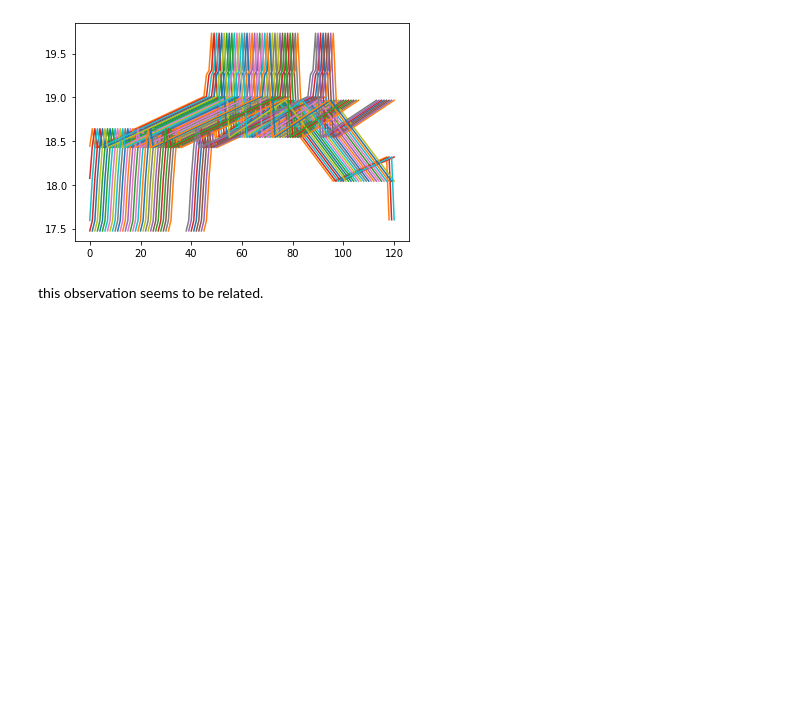
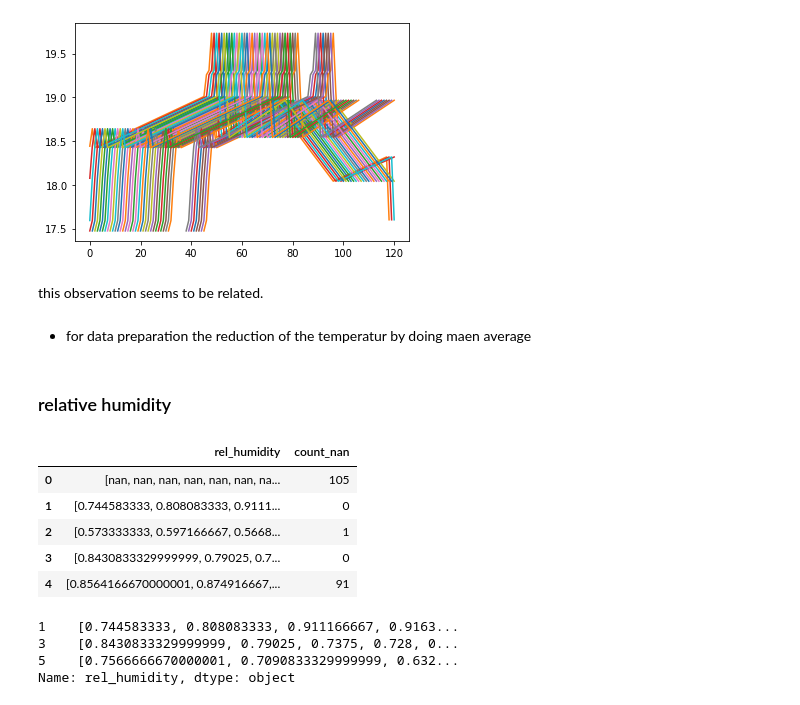
Before and after one commit to sm4rtm4art/airquality, a Jupyter notebook: alternative_EDA.ipynb, the cells around one changed output. Drawn from its saved outputs; the diff is of its cells as text; code cells hidden in the pictures; blank space fills up the shorter version.

```diff
--- a/alternative_EDA.ipynb
+++ b/alternative_EDA.ipynb
@@ -250,3 +250,7 @@ for observ in temperatur[(temperatur['temp_mean']<19)].temp:
 [figure]
 # %% [markdown]
 this observation seems to be related.
+# %% [markdown]
+- for data preparation the reduction of the temperatur by doing maen average
+# %% [markdown]
+### relative humidity
@@ -252,0 +259,28 @@ this observation seems to be related.
+# %%
+# count nan values in each row
+def count_nan(row):
+    counter = 0
+    for x in row:
+        if np.isnan(x):
+            counter += 1
+    return counter
+
+humidity['count_nan'] = round(humidity['rel_humidity'].apply(count_nan))
+humidity.head()
+# %% [output]
+|  | rel_humidity | count_nan |
+| 0 | [nan, nan, nan, nan, nan, nan, na... | 105 |
+| 1 | [0.744583333, 0.808083333, 0.9111... | 0 |
+| 2 | [0.573333333, 0.597166667, 0.5668... | 1 |
+| 3 | [0.8430833329999999, 0.79025, 0.7... | 0 |
+| 4 | [0.8564166670000001, 0.874916667,... | 91 |
+# %%
+# look into data
+
+humidity_wo_nan = humidity[(humidity['count_nan']== 0)]
+humidity_wo_nan.rel_humidity[:3]
+# %% [output]
+1    [0.744583333, 0.808083333, 0.911166667, 0.9163...
+3    [0.8430833329999999, 0.79025, 0.7375, 0.728, 0...
+5    [0.7566666670000001, 0.7090833329999999, 0.632...
+Name: rel_humidity, dtype: object
```
Also changed, not shown: parts of 2 cells of this notebook.
